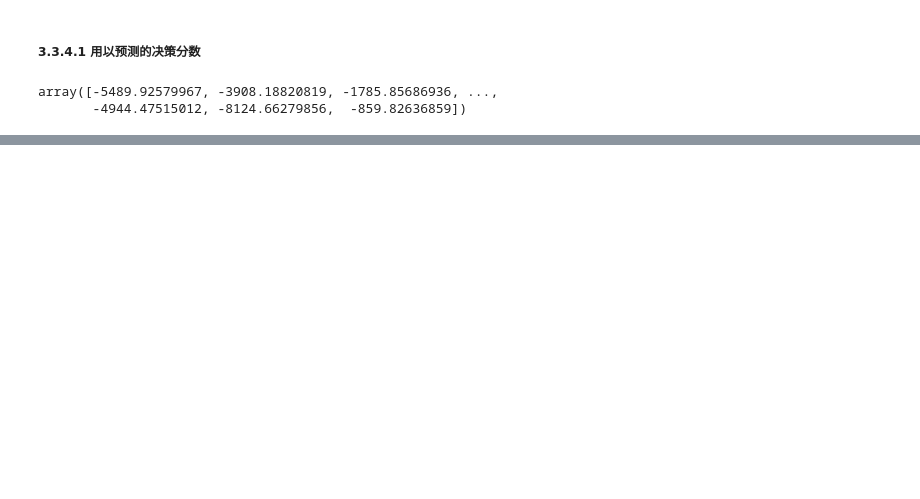
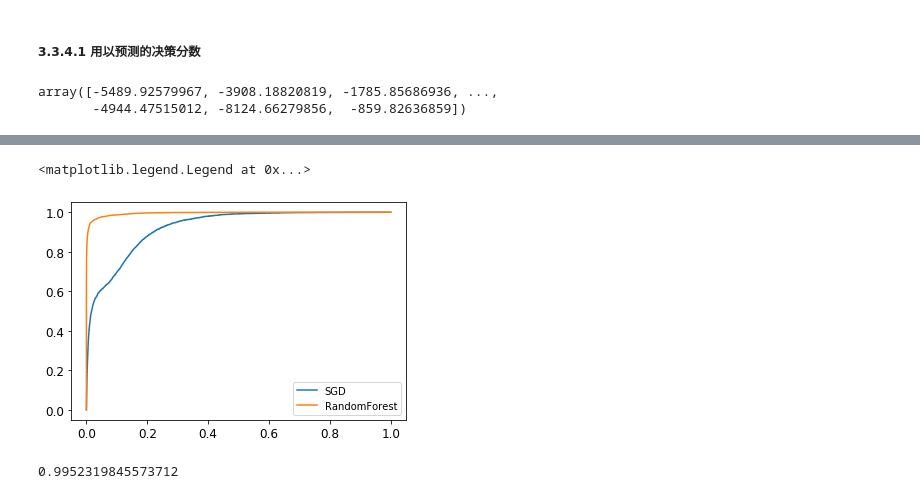
Before and after one commit to GoldenRaven/MachineLearning_notebook, a Jupyter notebook: 03_classification.ipynb, the cells around one changed output, grey strips where cells are left out. Saved outputs shown, nothing was run; the diff lists cells and outputs as text; code cells hidden in the pictures; blank space fills up the shorter version.

```diff
--- a/03_classification.ipynb
+++ b/03_classification.ipynb
@@ -329,0 +415,11 @@ array([-11443.88906332, -16823.09518692, -12242.42101949, ...,
+# %%
+plt.plot(fpr, tpr,label='SGD')
+plt.plot(fpr2, tpr2,label='RandomForest')
+plt.legend()
+# %% [output]
+<matplotlib.legend.Legend at 0x...>
+[figure, added]
+# %%
+roc_auc_score(y_train_9, decision_score2[:,1])
+# %% [output]
+0.9952319845573712
```
Also changed, not shown: parts of 28 cells of this notebook.
